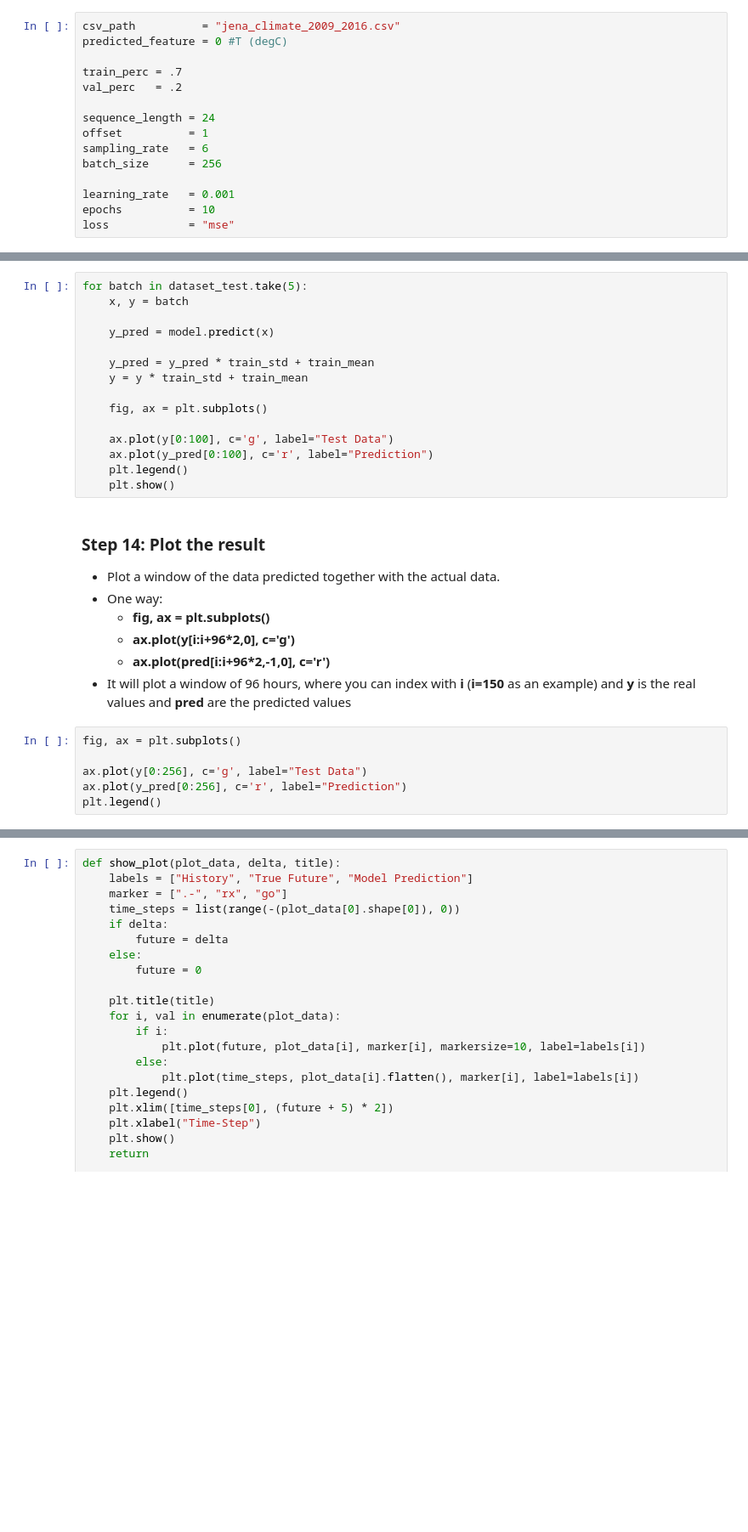
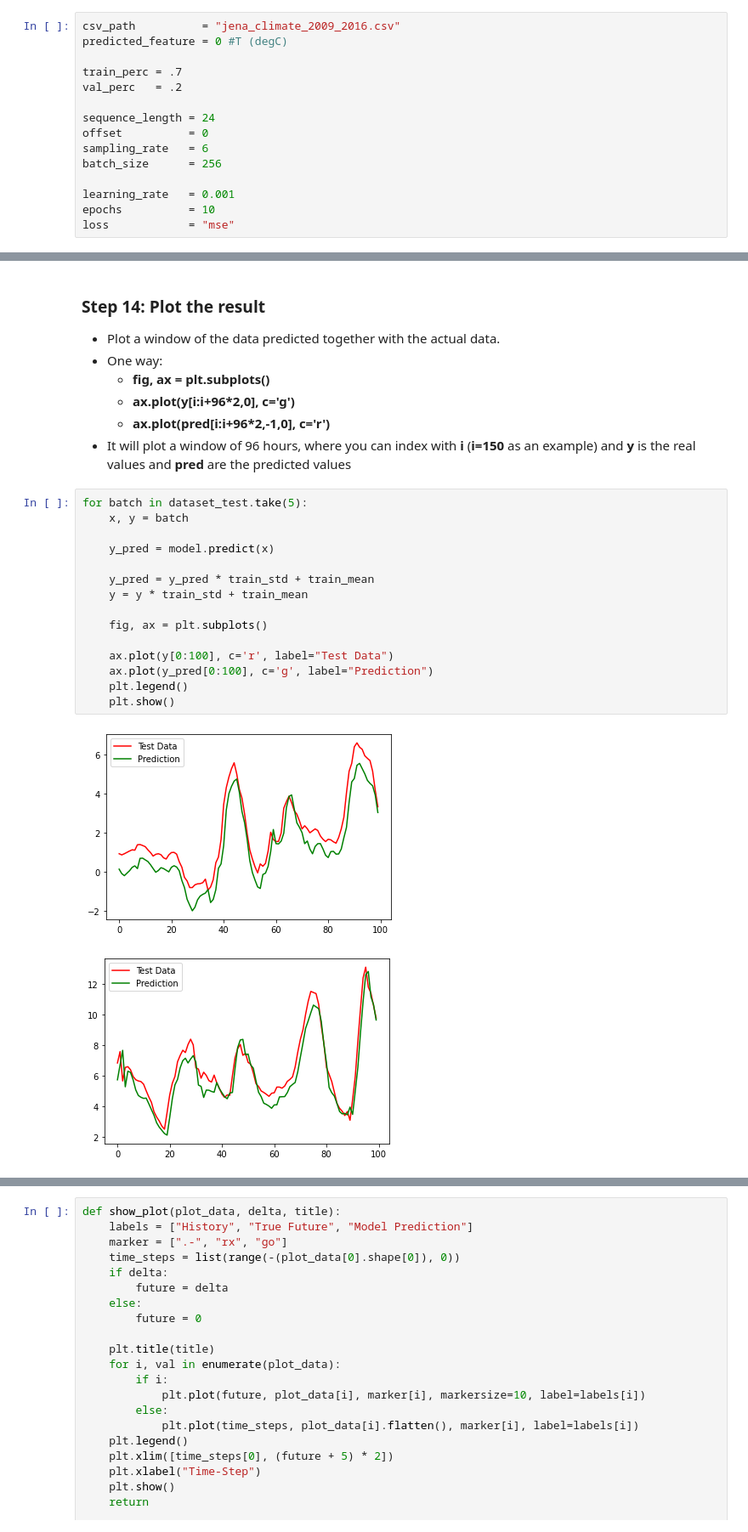
Before and after one commit to francoschroeder/ProyectoFinal, a Jupyter notebook: ModeloParaTestear.ipynb, the cells around one changed output, grey strips where cells are left out. Shown at 85% size. Cells and saved outputs as stored; diff of their text form; blank space fills up the shorter version.

Commit message:
modelo cambios

```diff
--- a/ModeloParaTestear.ipynb
+++ b/ModeloParaTestear.ipynb
@@ -21,7 +21,7 @@ train_perc = .7
 val_perc   = .2
 
 sequence_length = 24
-offset          = 1
+offset          = 0
 sampling_rate   = 6
 batch_size      = 256
 
@@ -218,18 +216,3 @@ visualize_loss(history, "Training and Validation Loss")
-# %%
-for batch in dataset_test.take(5):
-    x, y = batch
-
-    y_pred = model.predict(x)
-
-    y_pred = y_pred * train_std + train_mean
-    y = y * train_std + train_mean
-
-    fig, ax = plt.subplots()
-
-    ax.plot(y[0:100], c='g', label="Test Data")
-    ax.plot(y_pred[0:100], c='r', label="Prediction")
-    plt.legend()
-    plt.show()
 # %% [markdown]
 ### Step 14: Plot the result
 - Plot a window of the data predicted together with the actual data.
@@ -239,8 +222,20 @@ for batch in dataset_test.take(5):
     - **ax.plot(pred[i:i+96*2,-1,0], c='r')**
 - It will plot a window of 96 hours, where you can index with **i** (**i=150** as an example) and **y** is the real values and **pred** are the predicted values
 # %%
-fig, ax = plt.subplots()
+for batch in dataset_test.take(5):
+    x, y = batch
 
-ax.plot(y[0:256], c='g', label="Test Data")
-ax.plot(y_pred[0:256], c='r', label="Prediction")
-plt.legend()
+    y_pred = model.predict(x)
+
+    y_pred = y_pred * train_std + train_mean
+    y = y * train_std + train_mean
+
+    fig, ax = plt.subplots()
+
+    ax.plot(y[0:100], c='r', label="Test Data")
+    ax.plot(y_pred[0:100], c='g', label="Prediction")
+    plt.legend()
+    plt.show()
+# %% [output]
+[figure, added]
+[figure, added]
```
Also changed, not shown: parts of 10 cells of this notebook.
